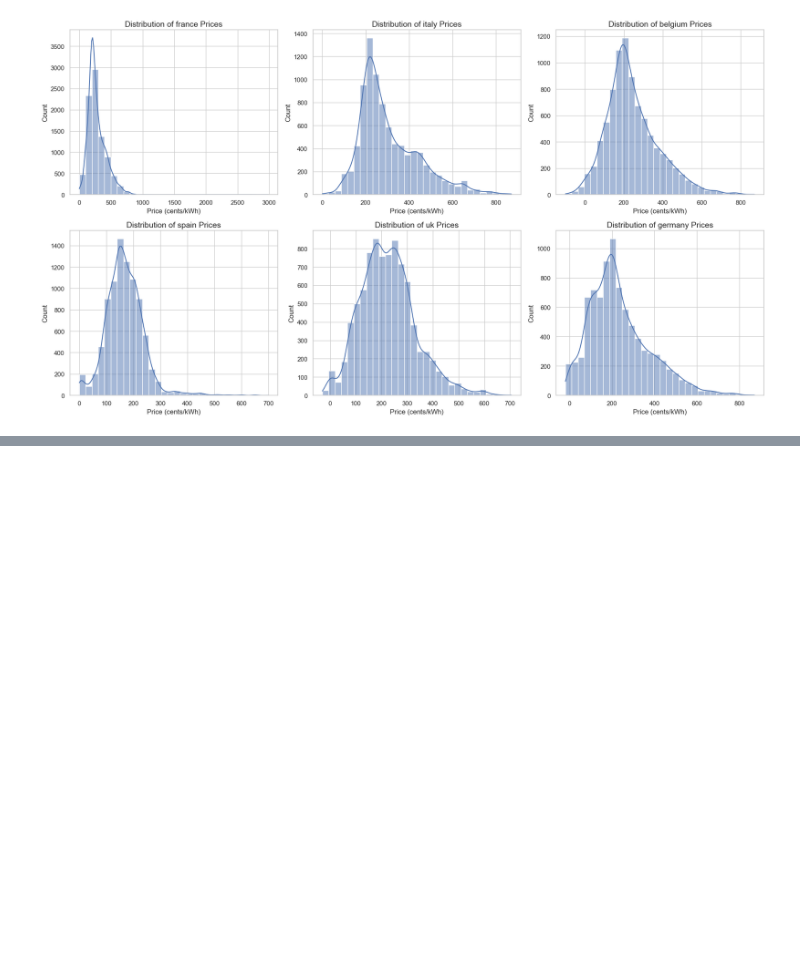
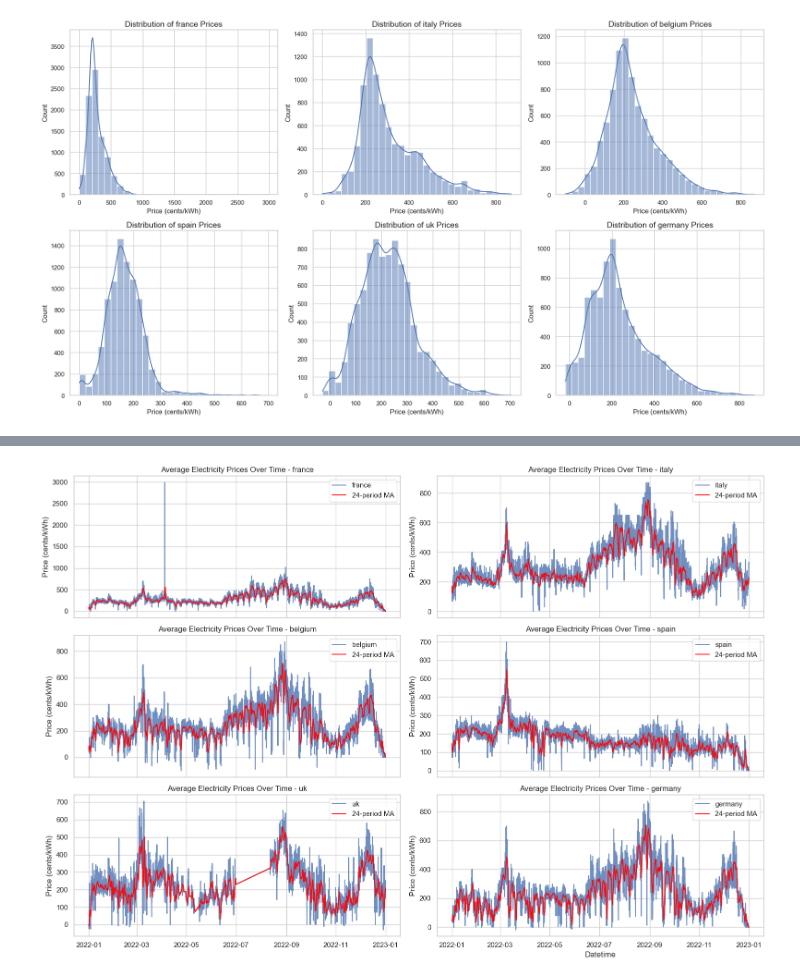
Before and after one commit to FarahArbi/Electricity-Day-Ahead-Prices, a Jupyter notebook: notebook.ipynb, the cells around one changed output, grey strips where cells are left out. Drawn from its saved outputs; the diff is of its cells as text; code cells hidden in the pictures; blank space fills up the shorter version.

```diff
--- a/notebook.ipynb
+++ b/notebook.ipynb
@@ -185,0 +187,22 @@ This charts compares the disrtibution of electricity prices, which can be useful
+# %%
+sns.set(style="whitegrid")
+fig, axes = plt.subplots(3, 2, figsize=(16, 11), sharex=True)
+axes = axes.flatten()
+
+window = 24  #Daily moving average since our data is hourly
+
+# Plot each country's prices with a moving average
+for i, col in enumerate(data.columns):
+    axes[i].plot(data.index, data[col], label=col, alpha=0.8)
+    # Add moving average
+    axes[i].plot(data.index, data[col].rolling(window=window, min_periods=1).mean(), label=f'{window}-period MA',
+                 color='red', alpha=0.9)
+    axes[i].set_title(f'Average Electricity Prices Over Time - {col}')
+    axes[i].set_ylabel('Price (cents/kWh)')
+    axes[i].legend()
+
+axes[-1].set_xlabel('Datetime')
+plt.tight_layout()
+plt.show()
+# %% [output]
+[figure, added]
```
Also changed, not shown: parts of 12 cells of this notebook.
